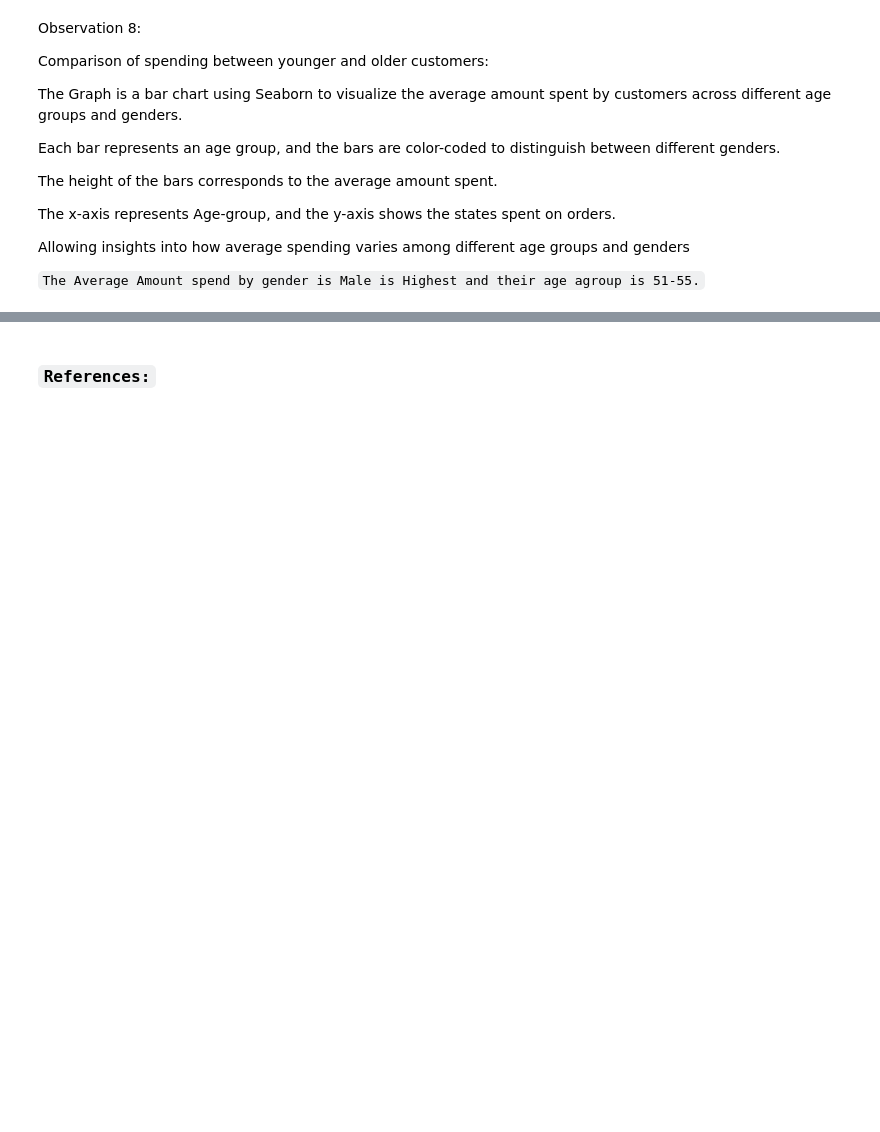
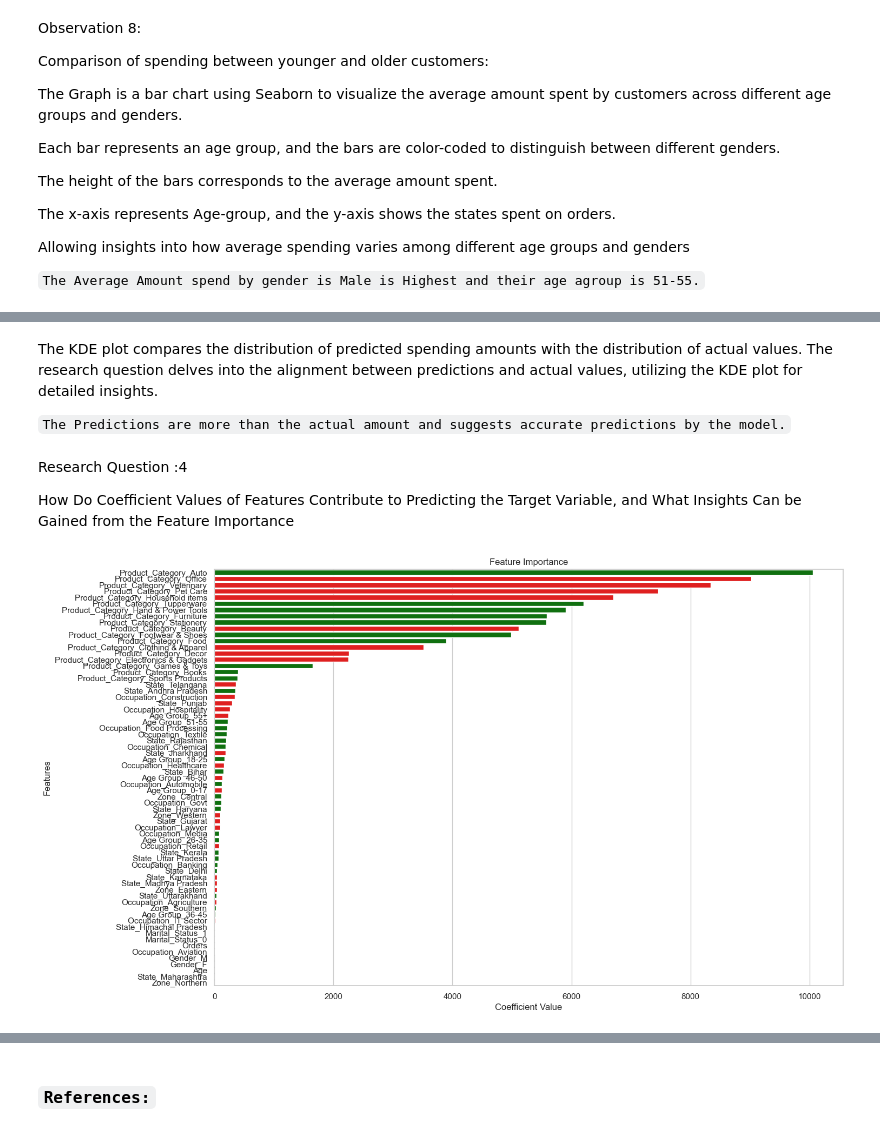
Before and after one commit to AshishRogannagari/Data-Aggregation-Grouping-reshaping-Analysiss, a Jupyter notebook: outputfile.ipynb, the cells around one changed output, grey strips where cells are left out. Cells and saved outputs as stored; diff of their text form; code cells hidden in the pictures; blank space fills up the shorter version.

```diff
--- a/outputfile.ipynb
+++ b/outputfile.ipynb
@@ -586,0 +727,12 @@ Allowing insights into how average spending varies among different age groups an
+# %% [markdown]
+The KDE plot compares the distribution of predicted spending amounts with the distribution of actual values. The research question delves into the alignment between predictions and actual values, utilizing the KDE plot for detailed insights.
+
+`The Predictions are more than the actual amount and suggests accurate predictions by the model.`
+# %% [markdown]
+Research Question :4
+
+How Do Coefficient Values of Features Contribute to Predicting the Target Variable, and What Insights Can be Gained from the Feature Importance
+# %%
+Regression.plotFeatureImportance()
+# %% [output]
+[figure, added]
```
Also changed, not shown: parts of 38 cells of this notebook.
